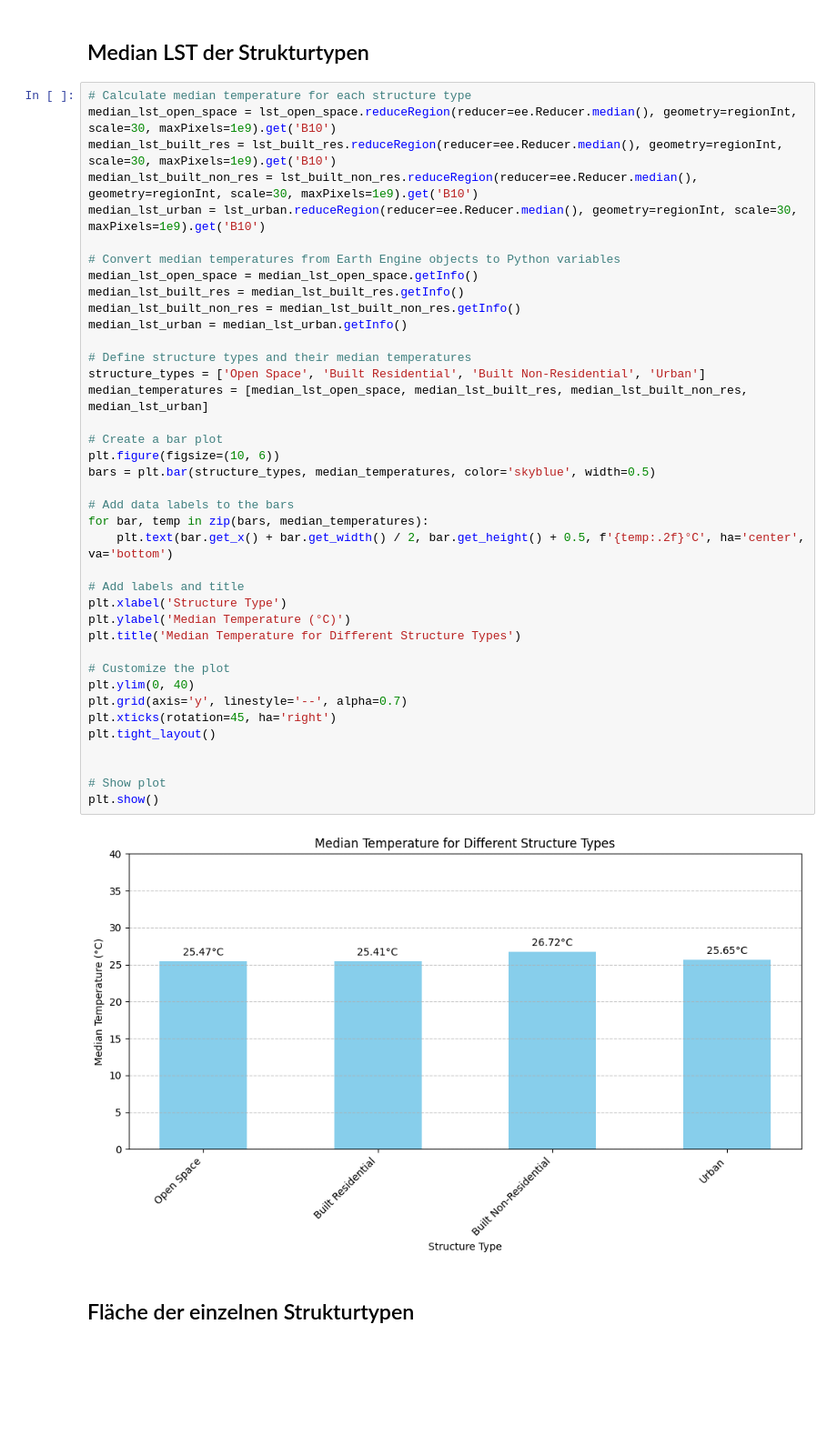
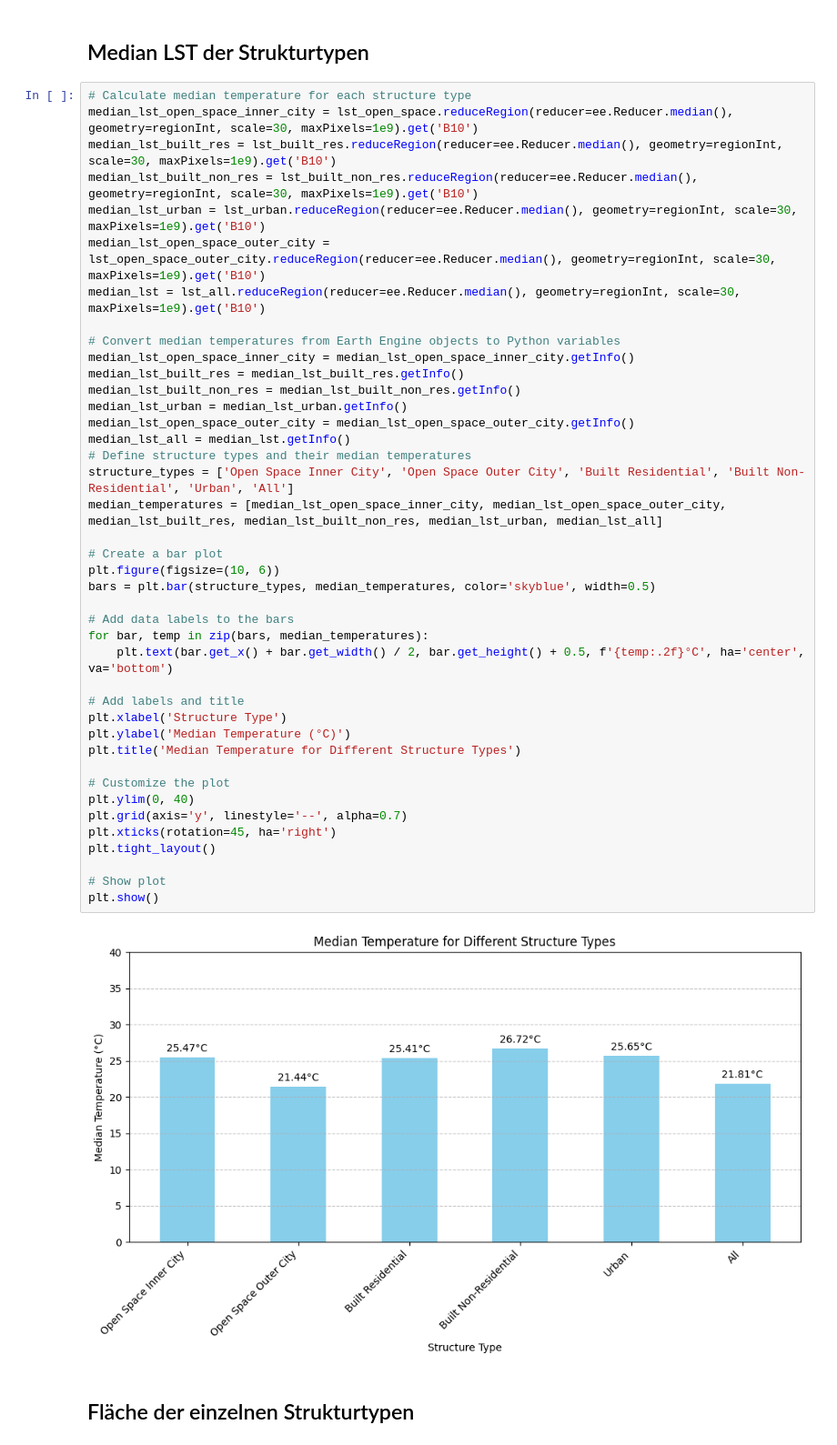
Before and after one commit to dadabeckmann/Masterarbeit_Code, a Jupyter notebook: GEE_Python.ipynb, the cells around one changed output. Shown at 91% size. Drawn from its saved outputs; the diff is of its cells as text; blank space fills up the shorter version.

Commit message:
Area_chart angepasst

```diff
--- a/GEE_Python.ipynb
+++ b/GEE_Python.ipynb
@@ -228,44 +268,46 @@ map
 ## Median LST der Strukturtypen
 # %%
 # Calculate median temperature for each structure type
-median_lst_open_space = lst_open_space.reduceRegion(reducer=ee.Reducer.median(), geometry=regionInt, scale=30, maxPixels=1e9).get('B10')
+median_lst_open_space_inner_city = lst_open_space.reduceRegion(reducer=ee.Reducer.median(), geometry=regionInt, scale=30, maxPixels=1e9).get('B10')
 median_lst_built_res = lst_built_res.reduceRegion(reducer=ee.Reducer.median(), geometry=regionInt, scale=30, maxPixels=1e9).get('B10')
 median_lst_built_non_res = lst_built_non_res.reduceRegion(reducer=ee.Reducer.median(), geometry=regionInt, scale=30, maxPixels=1e9).get('B10')
 median_lst_urban = lst_urban.reduceRegion(reducer=ee.Reducer.median(), geometry=regionInt, scale=30, maxPixels=1e9).get('B10')
+median_lst_open_space_outer_city = lst_open_space_outer_city.reduceRegion(reducer=ee.Reducer.median(), geometry=regionInt, scale=30, maxPixels=1e9).get('B10')
+median_lst = lst_all.reduceRegion(reducer=ee.Reducer.median(), geometry=regionInt, scale=30, maxPixels=1e9).get('B10')
 
 # Convert median temperatures from Earth Engine objects to Python variables
-median_lst_open_space = median_lst_open_space.getInfo()
+median_lst_open_space_inner_city = median_lst_open_space_inner_city.getInfo()
 median_lst_built_res = median_lst_built_res.getInfo()
 median_lst_built_non_res = median_lst_built_non_res.getInfo()
 median_lst_urban = median_lst_urban.getInfo()
-
+median_lst_open_space_outer_city = median_lst_open_space_outer_city.getInfo()
+median_lst_all = median_lst.getInfo()
 # Define structure types and their median temperatures
-structure_types = ['Open Space', 'Built Residential', 'Built Non-Residential', 'Urban']
-median_temperatures = [median_lst_open_space, median_lst_built_res, median_lst_built_non_res, median_lst_urban]
+structure_types = ['Open Space Inner City', 'Open Space Outer City', 'Built Residential', 'Built Non-Residential', 'Urban', 'All']
+median_temperatures = [median_lst_open_space_inner_city, median_lst_open_space_outer_city, median_lst_built_res, median_lst_built_non_res, median_lst_urban, median_lst_all]
 
 # Create a bar plot
 plt.figure(figsize=(10, 6))
 bars = plt.bar(structure_types, median_temperatures, color='skyblue', width=0.5)
 
 # Add data labels to the bars
 for bar, temp in zip(bars, median_temperatures):
     plt.text(bar.get_x() + bar.get_width() / 2, bar.get_height() + 0.5, f'{temp:.2f}°C', ha='center', va='bottom')
 
 # Add labels and title
 plt.xlabel('Structure Type')
 plt.ylabel('Median Temperature (°C)')
 plt.title('Median Temperature for Different Structure Types')
 
 # Customize the plot
 plt.ylim(0, 40)
 plt.grid(axis='y', linestyle='--', alpha=0.7)
 plt.xticks(rotation=45, ha='right')
 plt.tight_layout()
 
-
 # Show plot
 plt.show()
 # %% [output]
-[figure, old version]
+[figure, new version]
 # %% [markdown]
 ## Fläche der einzelnen Strukturtypen
```
Also changed, not shown: parts of 9 cells of this notebook.
